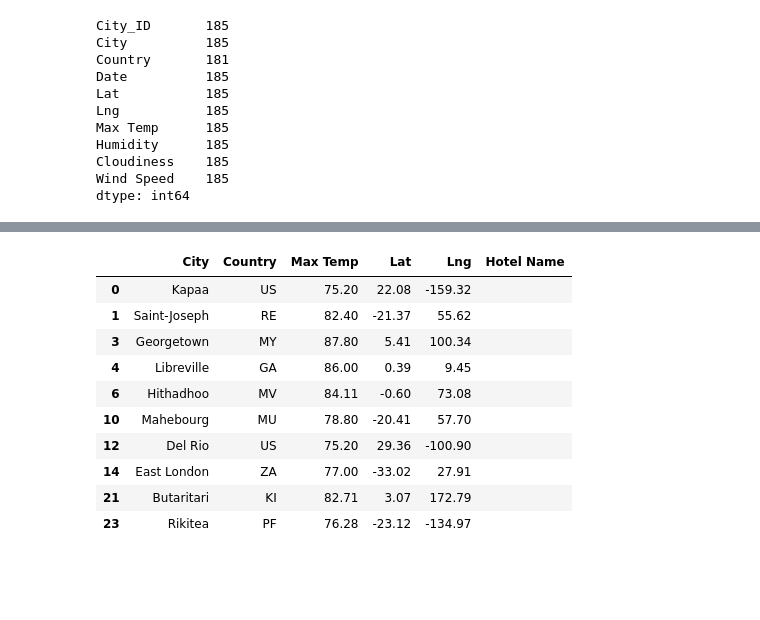
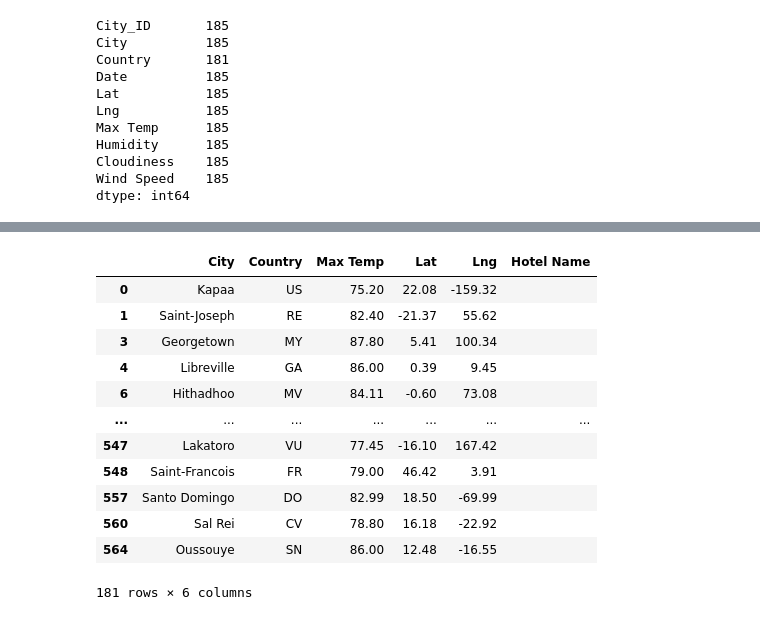
Before and after one commit to femolyn1/World_Weather_Analysis, a Jupyter notebook: VacationPy.ipynb, the cells around one changed output, grey strips where cells are left out. Drawn from its saved outputs; the diff is of its cells as text; code cells hidden in the pictures; blank space fills up the shorter version.

```diff
--- a/VacationPy.ipynb
+++ b/VacationPy.ipynb
@@ -102,20 +103,22 @@ preferred_cities_df.head(10)
 # %%
 # Create DataFrame called hotel_df to store hotel names along with city, country, max temp, and coordinates.
 hotel_df = preferred_cities_df[["City", "Country", "Max Temp", "Lat", "Lng"]].copy()
 hotel_df["Hotel Name"] = ""
-hotel_df.head(10)
+hotel_df
 # %% [output]
 |  | City | Country | Max Temp | Lat | Lng | Hotel Name |
 | 0 | Kapaa | US | 75.20 | 22.08 | -159.32 |  |
 | 1 | Saint-Joseph | RE | 82.40 | -21.37 | 55.62 |  |
 | 3 | Georgetown | MY | 87.80 | 5.41 | 100.34 |  |
 | 4 | Libreville | GA | 86.00 | 0.39 | 9.45 |  |
 | 6 | Hithadhoo | MV | 84.11 | -0.60 | 73.08 |  |
-| 10 | Mahebourg | MU | 78.80 | -20.41 | 57.70 |  |
-| 12 | Del Rio | US | 75.20 | 29.36 | -100.90 |  |
-| 14 | East London | ZA | 77.00 | -33.02 | 27.91 |  |
-| 21 | Butaritari | KI | 82.71 | 3.07 | 172.79 |  |
-| 23 | Rikitea | PF | 76.28 | -23.12 | -134.97 |  |
+| ... | ... | ... | ... | ... | ... | ... |
+| 547 | Lakatoro | VU | 77.45 | -16.10 | 167.42 |  |
+| 548 | Saint-Francois | FR | 79.00 | 46.42 | 3.91 |  |
+| 557 | Santo Domingo | DO | 82.99 | 18.50 | -69.99 |  |
+| 560 | Sal Rei | CV | 78.80 | 16.18 | -22.92 |  |
+| 564 | Oussouye | SN | 86.00 | 12.48 | -16.55 |  |
+181 rows × 6 columns
 # %%
 # Set parameters to search for a hotel.
 params = {
```
Also changed, not shown: parts of 4 cells of this notebook, 12 other files.
